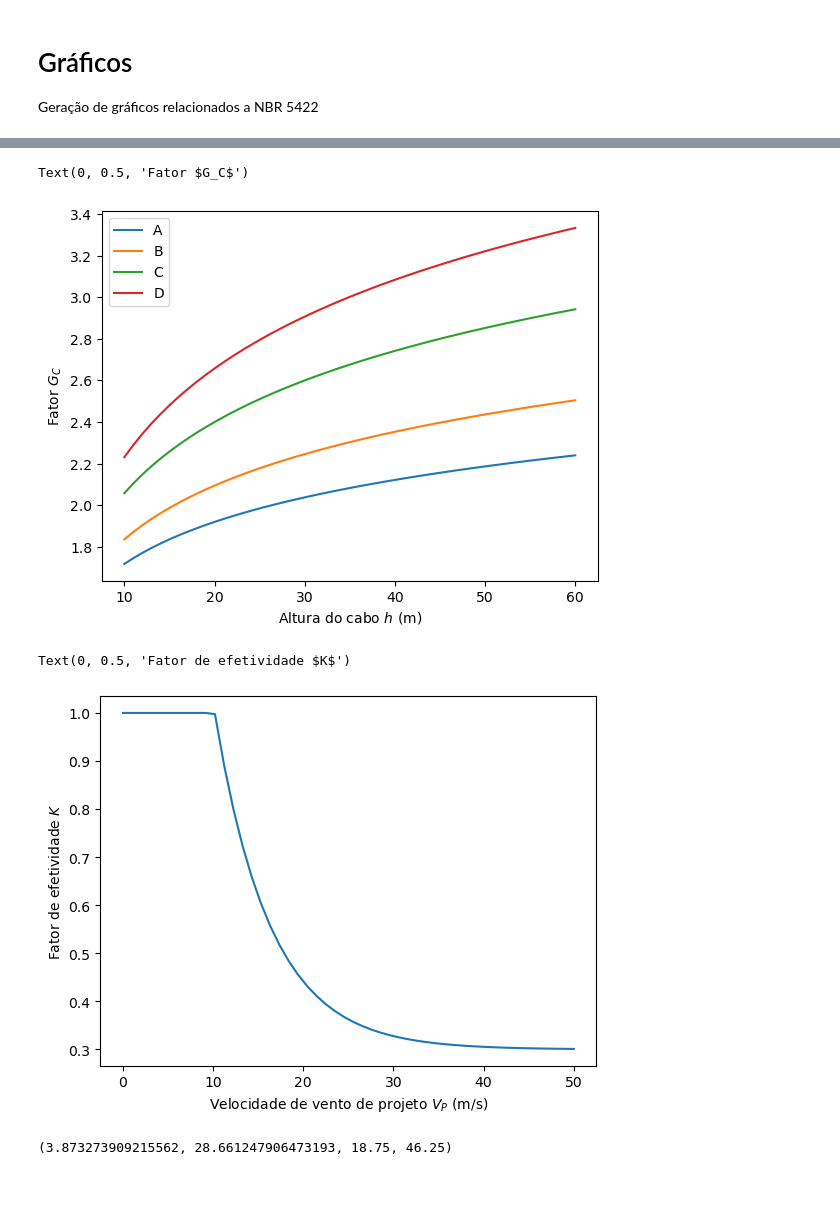
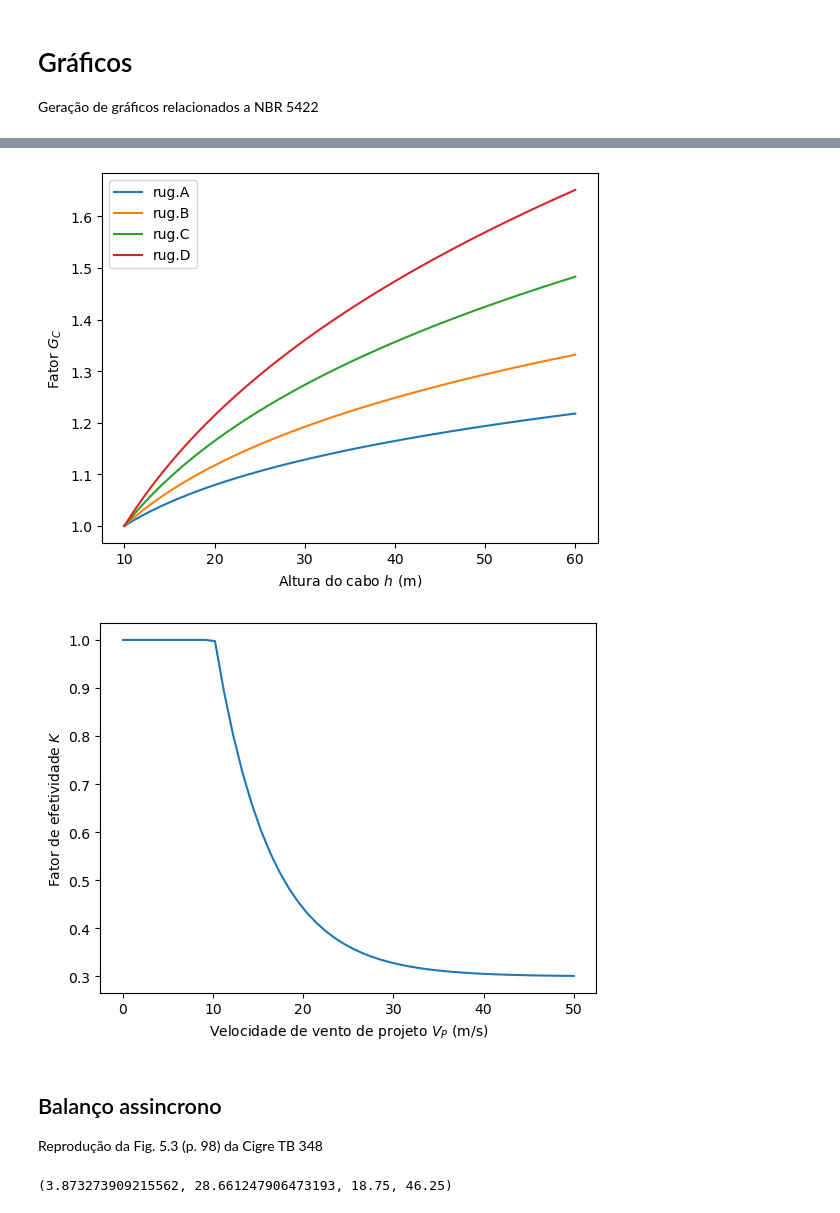
Before and after one commit to carloskleber/nbr5422, a Jupyter notebook: python/graficos.ipynb, the cells around one changed output, grey strips where cells are left out. Saved outputs shown, nothing was run; the diff lists cells and outputs as text; code cells hidden in the pictures; blank space fills up the shorter version.

```diff
--- a/python/graficos.ipynb
+++ b/python/graficos.ipynb
@@ -34,35 +34,37 @@ Text(0, 0.5, '$k_{afl}$')
 # %%
 # Reprodução dos gráficos da seção 8
 # Figura 16
 h = np.linspace(10.,60.)
-cat = ['A','B','C','D']
 GC = np.zeros((4,len(h)))
 
-for i,c in enumerate(cat):
+for i,c in enumerate(types.rug):
   for j,hh in enumerate(h):
-    GC[i,j] = nbr5422.fatorVentoCabo(c, hh)
+    GC[i,j] = nbr5422.fatCorrAlt(c, hh)
 
 plt.figure
-for i,c in enumerate(cat):
+for i,c in enumerate(types.rug):
   plt.plot(h,GC[i,:])
-plt.legend(cat)
+plt.legend(types.rug)
 plt.xlabel(r'Altura do cabo $h$ (m)')
 plt.ylabel(r'Fator $G_C$')
+plt.show()
 # %% [output]
-Text(0, 0.5, 'Fator $G_C$')
-[figure, old version]
+[figure, new version]
 # %%
 # Figura 22
 v = np.linspace(0.,50.)
 k = np.zeros(len(v))
 for i,vv in enumerate(v):
-  k[i] = nbr5422.fatorEfetividadeVento(vv)
+  k[i] = nbr5422.fatEfetividadeVento(vv)
 
 plt.figure
 plt.plot(v,k)
 plt.xlabel(r'Velocidade de vento de projeto $V_P$ (m/s)')
 plt.ylabel(r'Fator de efetividade $K$')
+plt.show()
 # %% [output]
-Text(0, 0.5, 'Fator de efetividade $K$')
 [figure]
+# %% [markdown]
+## Balanço assincrono
+Reprodução da Fig. 5.3 (p. 98) da Cigre TB 348
 # %%
```
Also changed, not shown: parts of 2 cells of this notebook, 10 other files.
